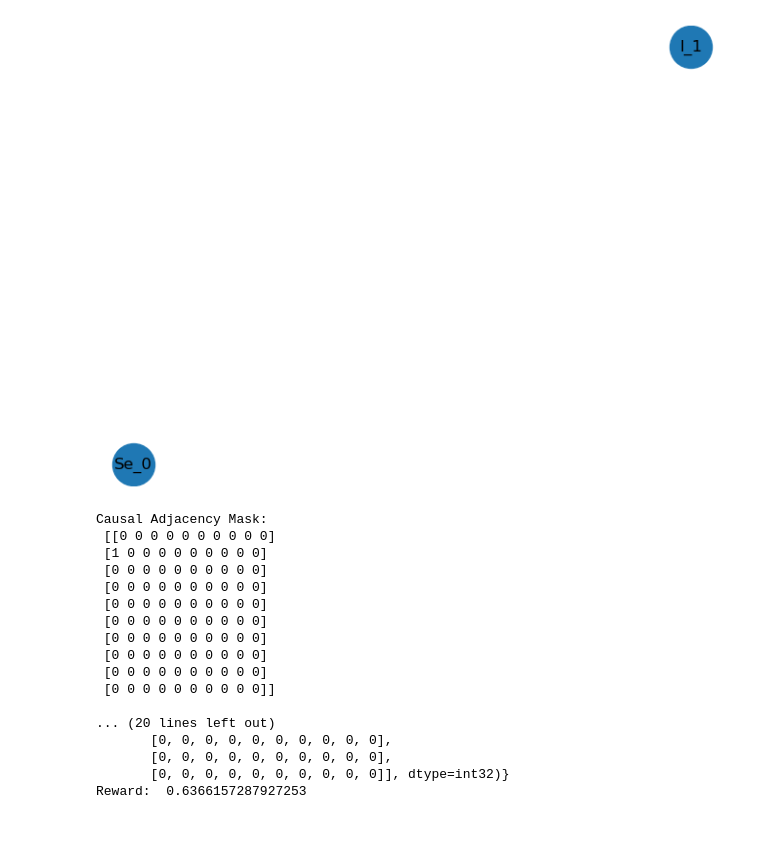
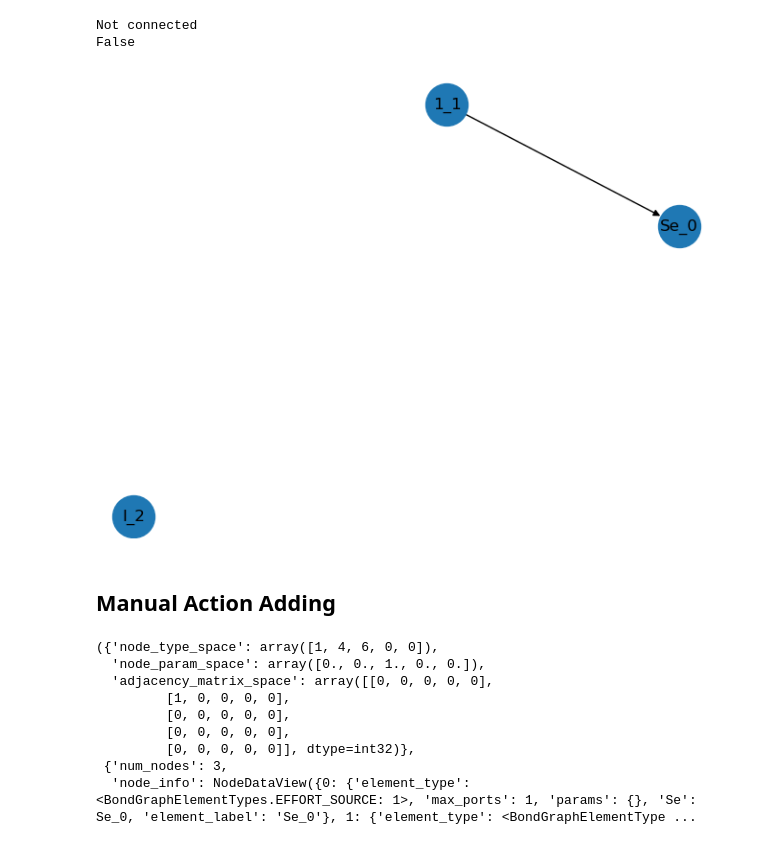
Before and after one commit to Astronauty/AiPEX-Projects, a Jupyter notebook: bond-graph-RL/gym_run.ipynb, the cells around one changed output. Drawn from its saved outputs; the diff is of its cells as text; code cells hidden in the pictures.

```diff
--- a/bond-graph-RL/gym_run.ipynb
+++ b/bond-graph-RL/gym_run.ipynb
@@ -7,21 +7,28 @@ import numpy as np
 %reload_ext autoreload
 %autoreload 2
 # %%
-MAX_NODES = 10
-MAX_STATES = 5
+MAX_NODES = 8
+MAX_STATES = 4
 
 t_span = [0, 10]
 time_array = np.linspace(t_span[0], t_span[1], 500)
 
 s0 = BondGraph(max_nodes=MAX_NODES, max_states=MAX_STATES, time_array=time_array)
 s0.add_element(EffortSource())
+s0.add_element(OneJunction())
+s0.add_bond(1, 0, -1)
 s0.add_element(Inertance(1))
-# s0.add_bond(1, 0, 1)
+# s0.add_bond(2, 1, -1)
+
+print(s0.is_valid_solution(verbose=True))
+# print(s0.flow_causal_graph.in_degree(1))
 
 labels = nx.get_node_attributes(s0.flow_causal_graph, 'element_label')
 nx.draw(s0.flow_causal_graph, labels=labels, with_labels=True, node_size=1000)
 # %% [output]
+Not connected
+False
-[figure, old version]
+[figure, new version]
 # %%
 default_params = {
     'R': 1,
@@ -31,45 +38,40 @@ default_params = {
 seed = np.random.randint(1,100)
 # seed=420
 env = gym.make('gym_bondgraph/BondGraphEnv-v4',  seed=None, seed_graph=s0, max_nodes=MAX_NODES, default_params=default_params)
+# %% [markdown]
+## Manual Action Adding
 # %%
 env.reset()
 # action = env.action_space.sample()
-action = {
-    'node_or_bond': 1, # 0 for add node, 1 for add edge
-    "node_type": 1,
-    "bond": [1, 0, 0], # 0 for negative bond sign, 1 for positive
-    "node_param": 5
-    }
+# action = {
+#     'node_or_bond': 0, # 0 for add node, 1 for add edge
+#     "node_type": BondGraphElementTypes.CAPACITANCE.value,
+#     "bond": [1, 0, 0], # 0 for negative bond sign, 1 for positive
+#     "node_param": 5
+#     }
 
-causal_adjacency_mask, power_flow_adjacency_mask = env.bond_graph.get_bond_addition_mask()
+# observation, reward, terminated, na, info = env.step(action)
 
-print("Causal Adjacency Mask: \n", causal_adjacency_mask)
-print()
-print("Power Flow Adjacency Mask: \n", power_flow_adjacency_mask)
-print()
+# causal_adjacency_mask, power_flow_adjacency_mask = env.bond_graph.get_bond_addition_mask()
 
-print("Action: ", action)
+# print("Causal Adjacency Mask: \n", causal_adjacency_mask)
+# print()
+# print("Power Flow Adjacency Mask: \n", power_flow_adjacency_mask)
+# print()
 
-observation, reward, terminated, na, info = env.step(action)
+# print("Action: ", action)
 
-print("Observation: ", observation)
-print("Reward: ", reward)
-print("Terminated: ", reward)
+# print("Observation: ", observation)
+# print("Reward: ", reward)
+# print("Terminated: ", terminated)
+# print("Info: ", info)
 # %% [output]
-Causal Adjacency Mask:
- [[0 0 0 0 0 0 0 0 0 0]
- [1 0 0 0 0 0 0 0 0 0]
- [0 0 0 0 0 0 0 0 0 0]
- [0 0 0 0 0 0 0 0 0 0]
- [0 0 0 0 0 0 0 0 0 0]
- [0 0 0 0 0 0 0 0 0 0]
- [0 0 0 0 0 0 0 0 0 0]
- [0 0 0 0 0 0 0 0 0 0]
- [0 0 0 0 0 0 0 0 0 0]
- [0 0 0 0 0 0 0 0 0 0]]
-
-... (20 lines left out)
-       [0, 0, 0, 0, 0, 0, 0, 0, 0, 0],
-       [0, 0, 0, 0, 0, 0, 0, 0, 0, 0],
-       [0, 0, 0, 0, 0, 0, 0, 0, 0, 0]], dtype=int32)}
-Reward:  0.6366157287927253
+({'node_type_space': array([1, 4, 6, 0, 0]),
+  'node_param_space': array([0., 0., 1., 0., 0.]),
+  'adjacency_matrix_space': array([[0, 0, 0, 0, 0],
+         [1, 0, 0, 0, 0],
+         [0, 0, 0, 0, 0],
+         [0, 0, 0, 0, 0],
+         [0, 0, 0, 0, 0]], dtype=int32)},
+ {'num_nodes': 3,
+  'node_info': NodeDataView({0: {'element_type': <BondGraphElementTypes.EFFORT_SOURCE: 1>, 'max_ports': 1, 'params': {}, 'Se': Se_0, 'element_label': 'Se_0'}, 1: {'element_type': <BondGraphElementType ...
```
Also changed, not shown: parts of 5 cells of this notebook, 6 other files.
